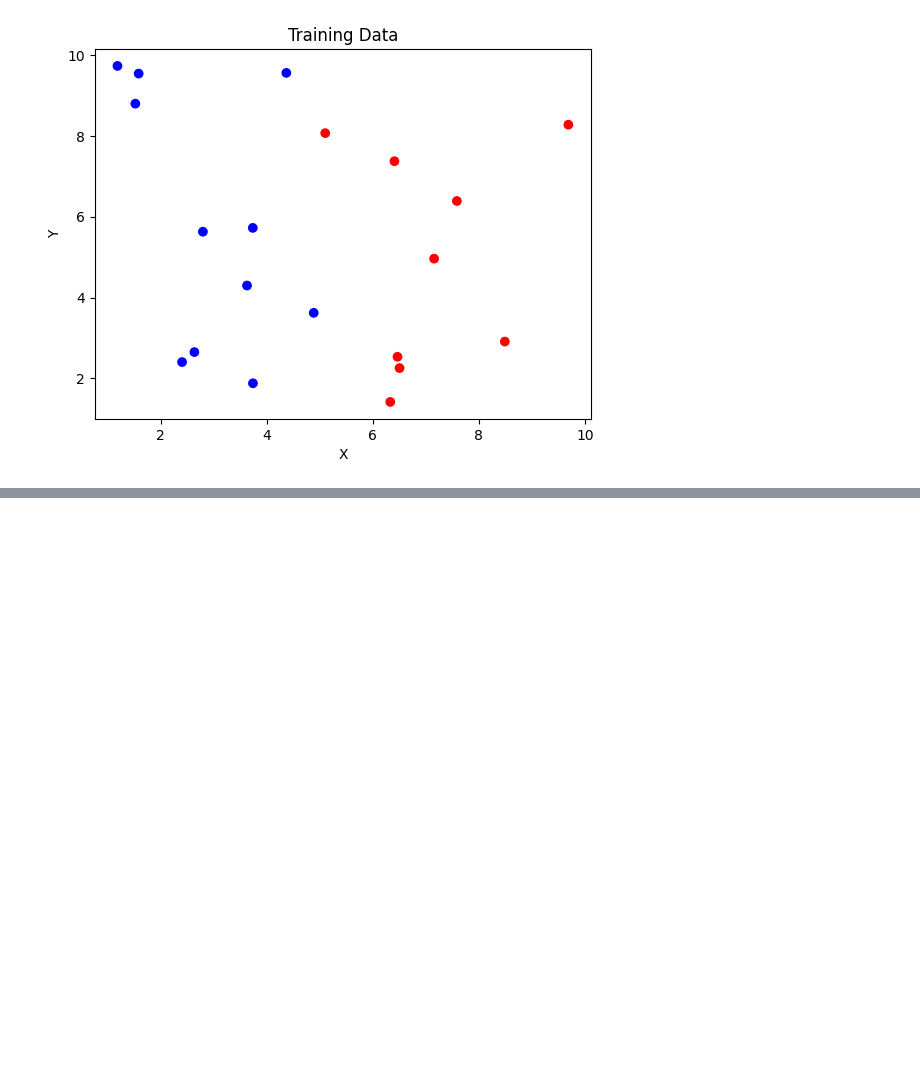
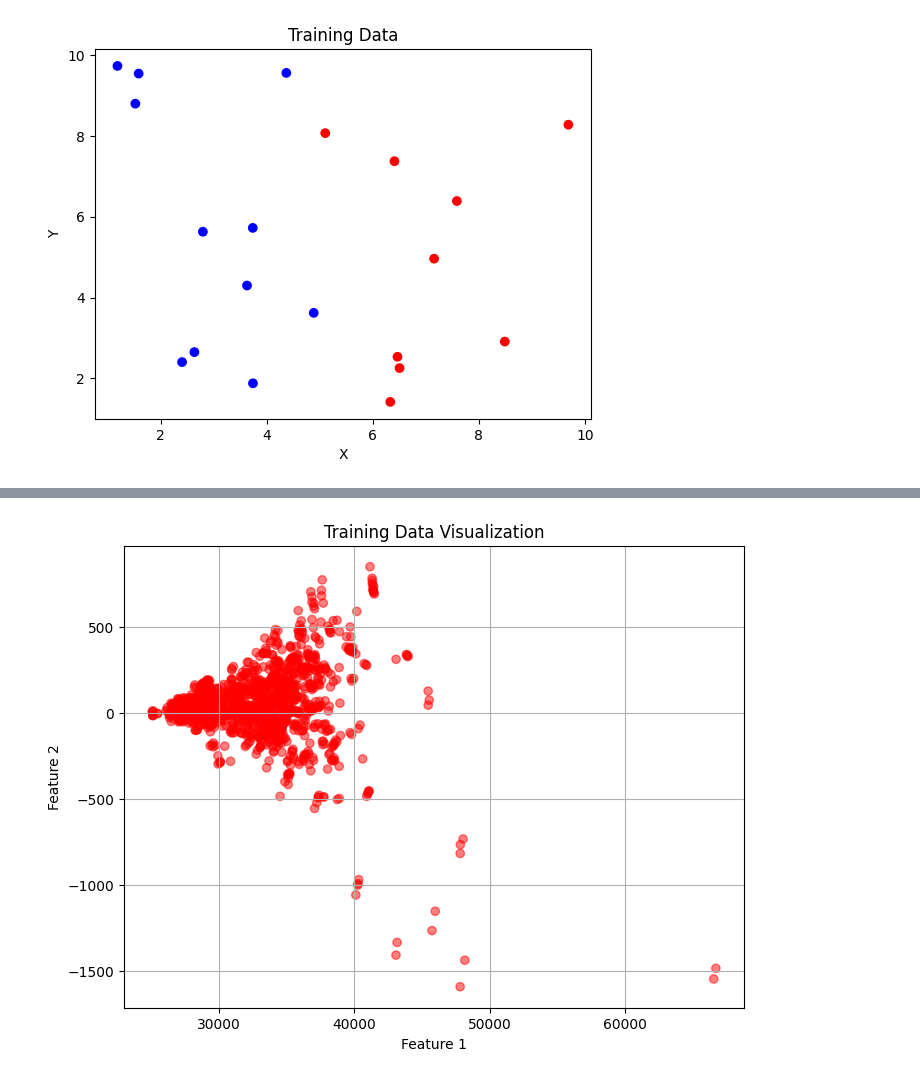
Before and after one commit to Tharun173/CSE22173-ML-LAB, a Jupyter notebook: Lab04.ipynb, the cells around one changed output, grey strips where cells are left out. Saved outputs shown, nothing was run; the diff lists cells and outputs as text; code cells hidden in the pictures; blank space fills up the shorter version.

```diff
--- a/Lab04.ipynb
+++ b/Lab04.ipynb
@@ -222,0 +289,57 @@ Traceback (most recent call last):
+# %%
+# A6
+import pandas as pd
+import numpy as np
+import matplotlib.pyplot as plt
+from sklearn.model_selection import train_test_split
+from sklearn.neighbors import KNeighborsClassifier
+
+# Load the dataset
+data = pd.read_csv('/content/DCT_withoutduplicate 2.csv')
+
+# Select two features and assume the class is the last column
+X = data.iloc[:, [0, 1]].values  # Update indices according to your dataset's relevant features
+y = data.iloc[:, -1].values  # Assumes class labels are in the last column
+
+# Split data into training and testing sets
+X_train, X_test, y_train, y_test = train_test_split(X, y, test_size=0.3, random_state=42)
+
+# Visualize the training data
+plt.figure(figsize=(8, 6))
+colors = ['blue' if label == 0 else 'red' for label in y_train]
+plt.scatter(X_train[:, 0], X_train[:, 1], c=colors, alpha=0.5)
+plt.xlabel('Feature 1')
+plt.ylabel('Feature 2')
+plt.title('Training Data Visualization')
+plt.grid(True)
+plt.show()
+
+# Values of k to test
+k_values = [1, 3, 5, 10, 15]
+
+for k in k_values:
+    # Create and train the kNN classifier
+    knn = KNeighborsClassifier(n_neighbors=k)
+    knn.fit(X_train, y_train)
+
+    # Create a mesh grid for the background colors
+    x_min, x_max = X_train[:, 0].min() - 1, X_train[:, 0].max() + 1
+    y_min, y_max = X_train[:, 1].min() - 1, X_train[:, 1].max() + 1
+    xx, yy = np.meshgrid(np.arange(x_min, x_max, 0.1),
+                         np.arange(y_min, y_max, 0.1))
+
+    # Predict class for each point in the mesh
+    Z = knn.predict(np.c_[xx.ravel(), yy.ravel()])
+    Z = Z.reshape(xx.shape)
+
+    # Plot the results with decision boundaries
+    plt.figure(figsize=(8, 6))
+    plt.contourf(xx, yy, Z, alpha=0.4, cmap='bwr')
+    plt.scatter(X_train[:, 0], X_train[:, 1], c=colors, edgecolor='k', alpha=0.5)
+    plt.xlabel('Feature 1')
+    plt.ylabel('Feature 2')
+    plt.title(f'kNN Classifier Boundaries with k={k}')
+    plt.grid(True)
+    plt.show()
+# %% [output]
+[figure, added]
```
Also changed, not shown: parts of 7 cells of this notebook.
